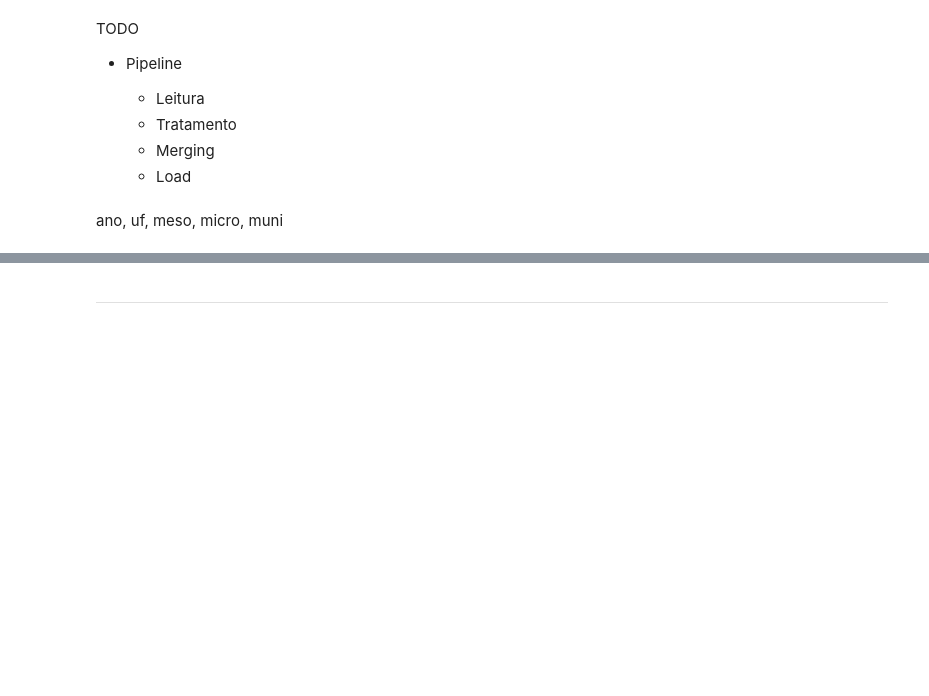
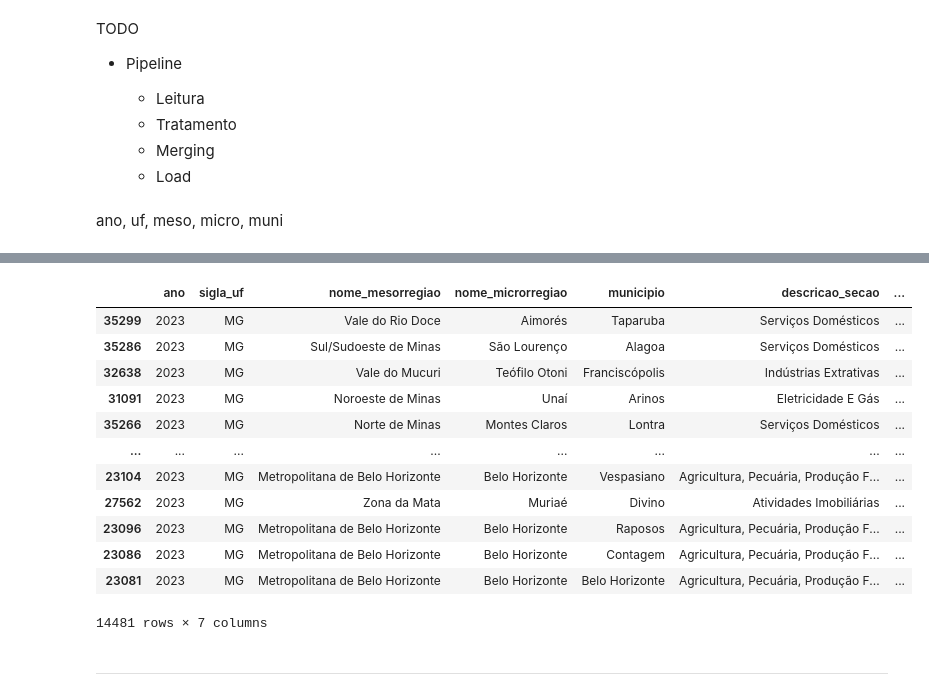
Before and after one commit to gabrielramos731/etl-rais, a Jupyter notebook: main.ipynb, the cells around one changed output, grey strips where cells are left out. Drawn from its saved outputs; the diff is of its cells as text; code cells hidden in the pictures; blank space fills up the shorter version.

```diff
--- a/main.ipynb
+++ b/main.ipynb
@@ -193,2 +144,19 @@ df.query('nome_mesorregiao == "Norte de Minas"')
+# %%
+df_ql_muni_mg = df_ql_muni[df_ql_muni['sigla_uf'] == 'MG']
+df_ql_muni_mg.sort_values(by='quociente_localizacao', ascending=False)
+# %% [output]
+|  | ano | sigla_uf | nome_mesorregiao | nome_microrregiao | municipio | descricao_secao | ... |
+| 35299 | 2023 | MG | Vale do Rio Doce | Aimorés | Taparuba | Serviços Domésticos | ... |
+| 35286 | 2023 | MG | Sul/Sudoeste de Minas | São Lourenço | Alagoa | Serviços Domésticos | ... |
+| 32638 | 2023 | MG | Vale do Mucuri | Teófilo Otoni | Franciscópolis | Indústrias Extrativas | ... |
+| 31091 | 2023 | MG | Noroeste de Minas | Unaí | Arinos | Eletricidade E Gás | ... |
+| 35266 | 2023 | MG | Norte de Minas | Montes Claros | Lontra | Serviços Domésticos | ... |
+| ... | ... | ... | ... | ... | ... | ... | ... |
+| 23104 | 2023 | MG | Metropolitana de Belo Horizonte | Belo Horizonte | Vespasiano | Agricultura, Pecuária, Produção F... | ... |
+| 27562 | 2023 | MG | Zona da Mata | Muriaé | Divino | Atividades Imobiliárias | ... |
+| 23096 | 2023 | MG | Metropolitana de Belo Horizonte | Belo Horizonte | Raposos | Agricultura, Pecuária, Produção F... | ... |
+| 23086 | 2023 | MG | Metropolitana de Belo Horizonte | Belo Horizonte | Contagem | Agricultura, Pecuária, Produção F... | ... |
+| 23081 | 2023 | MG | Metropolitana de Belo Horizonte | Belo Horizonte | Belo Horizonte | Agricultura, Pecuária, Produção F... | ... |
+14481 rows × 7 columns
 # %% [markdown]
 ---
```
Also changed, not shown: parts of 7 cells of this notebook.
